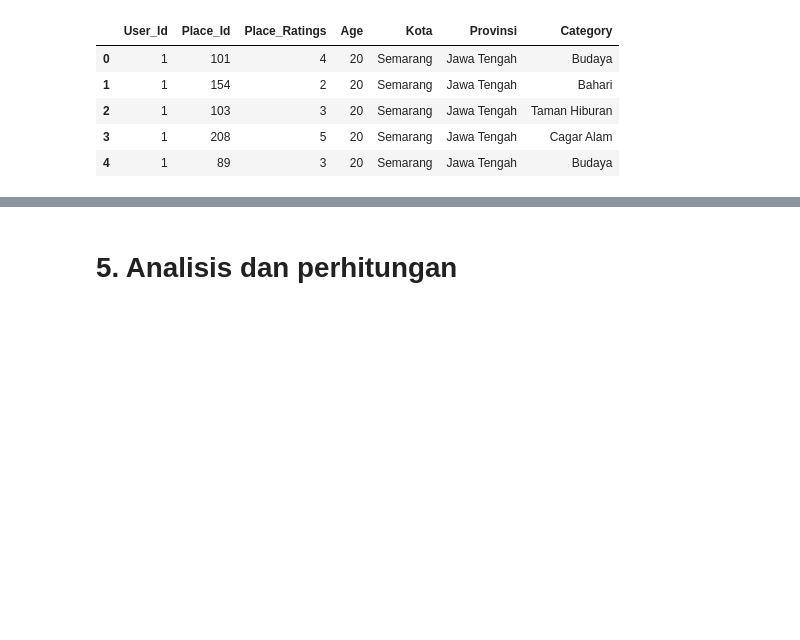
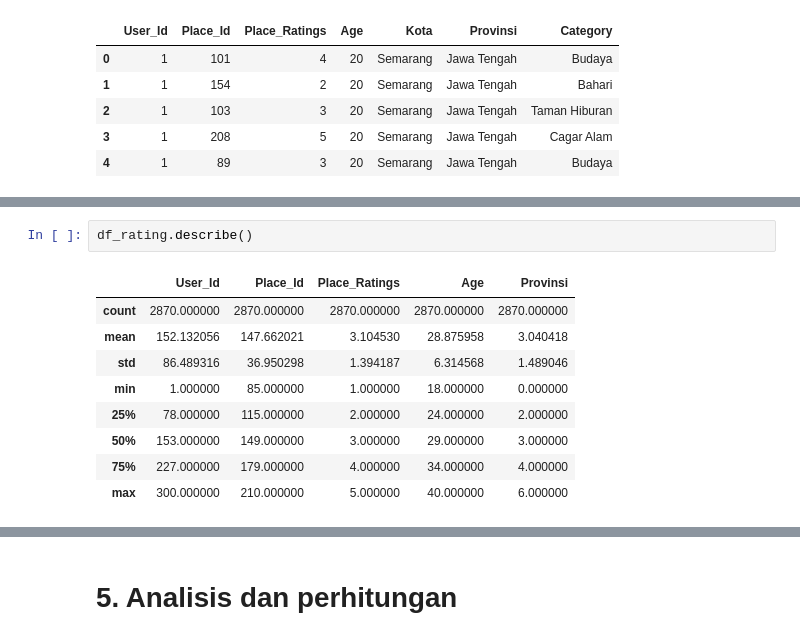
Before and after one commit to CODA-Assignment-Bay/p1-coda001-rmt-m2-ariefjw, a Jupyter notebook: P1M2_Arief_Joko.ipynb, the cells around one changed output, grey strips where cells are left out. Drawn from its saved outputs; the diff is of its cells as text; blank space fills up the shorter version.

```diff
--- a/P1M2_Arief_Joko.ipynb
+++ b/P1M2_Arief_Joko.ipynb
@@ -136,0 +151,12 @@ df_rating.head()
+# %%
+df_rating.describe()
+# %% [output]
+|  | User_Id | Place_Id | Place_Ratings | Age | Provinsi |
+| count | 2870.000000 | 2870.000000 | 2870.000000 | 2870.000000 | 2870.000000 |
+| mean | 152.132056 | 147.662021 | 3.104530 | 28.875958 | 3.040418 |
+| std | 86.489316 | 36.950298 | 1.394187 | 6.314568 | 1.489046 |
+| min | 1.000000 | 85.000000 | 1.000000 | 18.000000 | 0.000000 |
+| 25% | 78.000000 | 115.000000 | 2.000000 | 24.000000 | 2.000000 |
+| 50% | 153.000000 | 149.000000 | 3.000000 | 29.000000 | 3.000000 |
+| 75% | 227.000000 | 179.000000 | 4.000000 | 34.000000 | 4.000000 |
+| max | 300.000000 | 210.000000 | 5.000000 | 40.000000 | 6.000000 |
```
Also changed, not shown: parts of 18 cells of this notebook, 2 other files.
